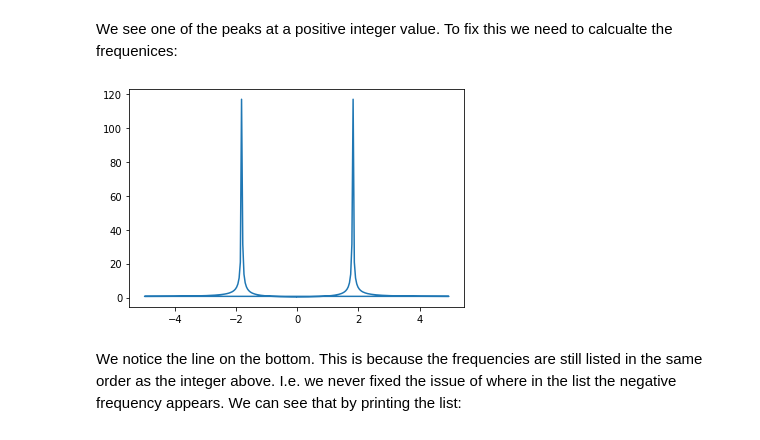
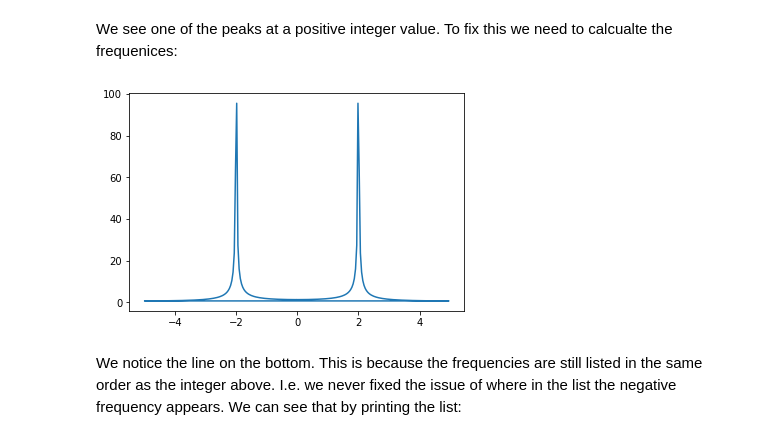
Before and after one commit to drgreen/Phys_105B_S23, a Jupyter notebook: FFT.ipynb, the cells around one changed output. Cells and saved outputs as stored; diff of their text form; code cells hidden in the pictures.

```diff
--- a/FFT.ipynb
+++ b/FFT.ipynb
@@ -87,15 +87,13 @@ plt.show()
 # %% [markdown]
 We see one of the peaks at a positive integer value. To fix this we need to calcualte the frequenices:
 # %%
-#Now we shift the frequencies
-
 freq_list=fftfreq(cossig.size, d=0.1)
-plt.plot(freq_list,np.abs(fft_shift))
+plt.plot(freq_list,np.abs(fftcos))
 
 #We rescale the frequency to be an angular frequency
 plt.show()
 # %% [output]
-[figure, old version]
+[figure, new version]
 # %% [markdown]
 We notice the line on the bottom. This is because the frequencies are still listed in the same order as the integer above. I.e. we never fixed the issue of where in the list the negative frequency appears. We can see that by printing the list:
 # %%
```
Also changed, not shown: parts of 17 cells of this notebook.
